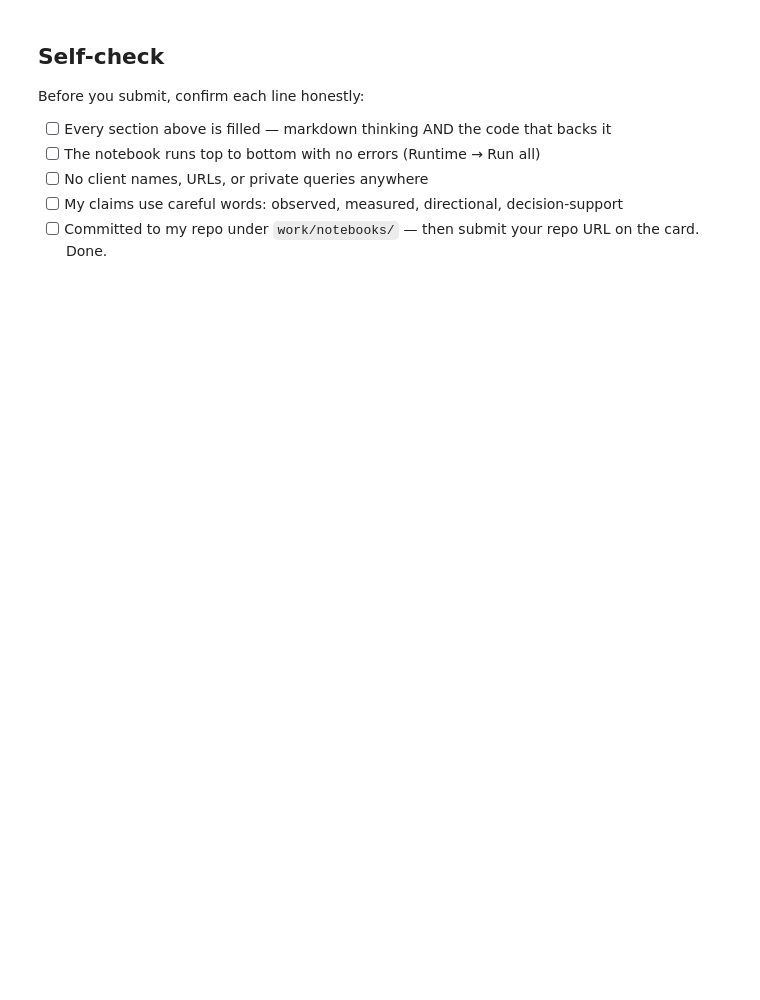
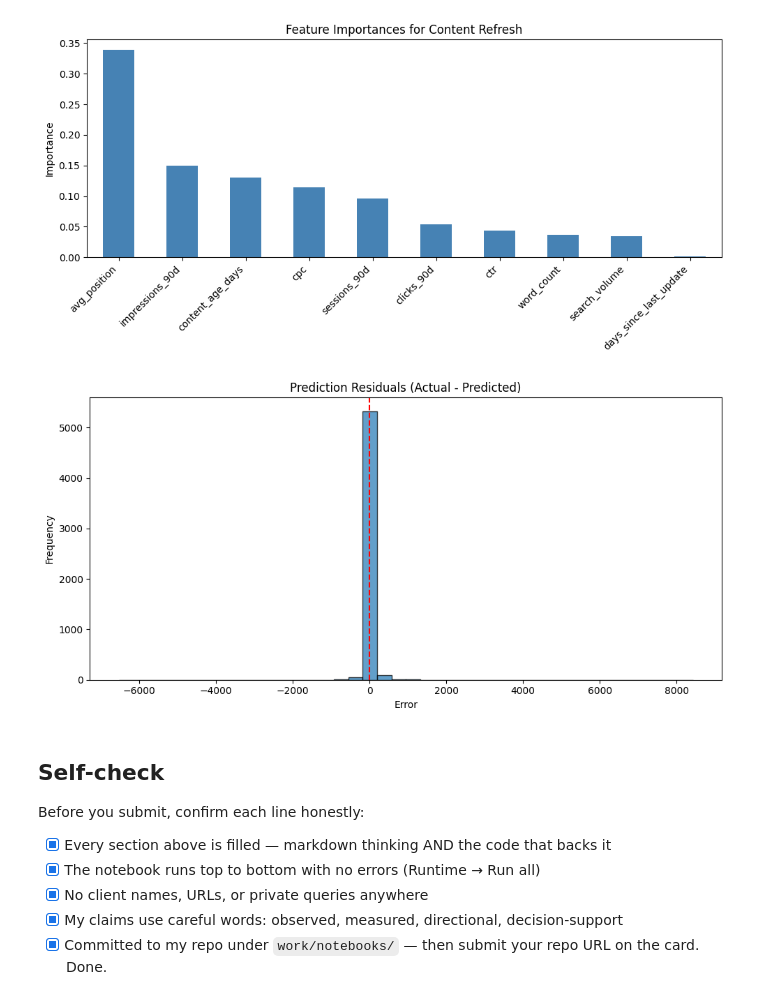
Before and after one commit to Netrahoni/FlyRankAi-Intern-work-Files, a Jupyter notebook: work/notebooks/w05_model.ipynb, the cells around one changed output. Drawn from its saved outputs; the diff is of its cells as text; code cells hidden in the pictures; blank space fills up the shorter version.

```diff
--- a/work/notebooks/w05_model.ipynb
+++ b/work/notebooks/w05_model.ipynb
@@ -36,0 +58,19 @@ This skeleton is yours to fill. Work the sections **in order** — each one has
+# %%
+model = RandomForestRegressor(n_estimators=100, max_depth=5, random_state=42)
+model.fit(X_train, y_train)
+
+predictions = model.predict(X_test)
+
+model_mse = mean_squared_error(y_test, predictions)
+model_mae = mean_absolute_error(y_test, predictions)
+
+baseline_predictions = np.full_like(y_test, y_train.mean())
+baseline_mse = mean_squared_error(y_test, baseline_predictions)
+baseline_mae = mean_absolute_error(y_test, baseline_predictions)
+
+comparison_df = pd.DataFrame({
+    'Metric': ['MSE', 'MAE'],
+    'Week 4 Baseline': [baseline_mse, baseline_mae],
+    'Random Forest': [model_mse, model_mae]
+})
+print(comparison_df.to_markdown(index=False))
@@ -37,10 +85,34 @@ This skeleton is yours to fill. Work the sections **in order** — each one has
+# %%
+importances = model.feature_importances_
+feat_imp = pd.Series(importances, index=feature_cols).sort_values(ascending=False)
+
+plt.figure(figsize=(10, 5))
+feat_imp.plot(kind='bar', color='steelblue')
+plt.title('Feature Importances for Content Refresh')
+plt.ylabel('Importance')
+plt.xticks(rotation=45, ha='right')
+plt.tight_layout()
+plt.show()
+
+residuals = y_test - predictions
+plt.figure(figsize=(10, 5))
+plt.hist(residuals, bins=40, edgecolor='black', alpha=0.7)
+plt.axvline(x=0, color='red', linestyle='--')
+plt.title('Prediction Residuals (Actual - Predicted)')
+plt.xlabel('Error')
+plt.ylabel('Frequency')
+plt.tight_layout()
+plt.show()
+# %% [output]
+[figure, added]
+[figure, added]
 # %% [markdown]
 ## Self-check
 
 Before you submit, confirm each line honestly:
 
-- [ ] Every section above is filled — markdown thinking AND the code that backs it
-- [ ] The notebook runs top to bottom with no errors (Runtime → Run all)
-- [ ] No client names, URLs, or private queries anywhere
-- [ ] My claims use careful words: observed, measured, directional, decision-support
-- [ ] Committed to my repo under `work/notebooks/` — then submit your repo URL on the card. Done.
+- [X] Every section above is filled — markdown thinking AND the code that backs it
+- [X] The notebook runs top to bottom with no errors (Runtime → Run all)
+- [X] No client names, URLs, or private queries anywhere
+- [X] My claims use careful words: observed, measured, directional, decision-support
+- [X] Committed to my repo under `work/notebooks/` — then submit your repo URL on the card. Done.
```
Also changed, not shown: parts of 13 cells of this notebook.
